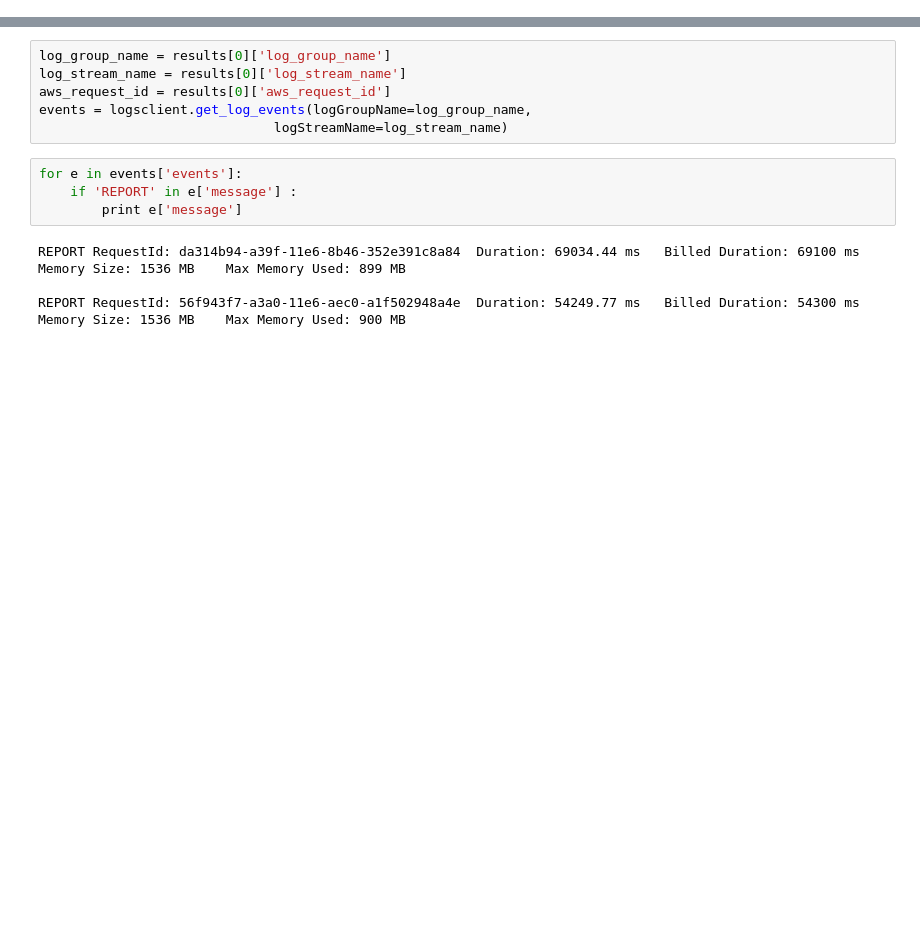
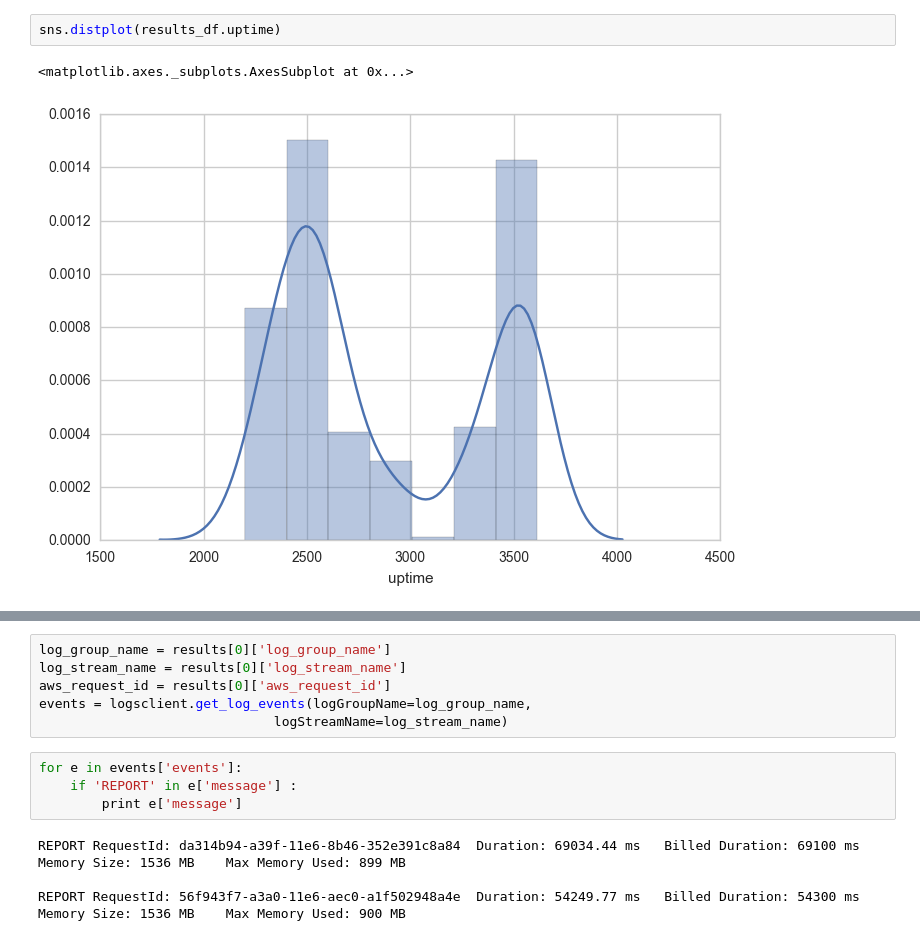
Before and after one commit to pywren/pywren, a Jupyter notebook: examples/flops_benchmark.ipynb, the cells around one changed output, grey strips where cells are left out. Saved outputs shown, nothing was run; the diff lists cells and outputs as text; blank space fills up the shorter version.

```diff
--- a/examples/flops_benchmark.ipynb
+++ b/examples/flops_benchmark.ipynb
@@ -131,3 +127,8 @@ fig.savefig("flops_benchmark.gflops.png")
+# %%
+sns.distplot(results_df.uptime)
+# %% [output]
+<matplotlib.axes._subplots.AxesSubplot at 0x...>
+[figure, added]
 # %%
 # cloudwatch logs
 logsclient = boto3.client('logs', region_name='us-west-2')
```
Also changed, not shown: parts of 14 cells of this notebook, 4 other files.
